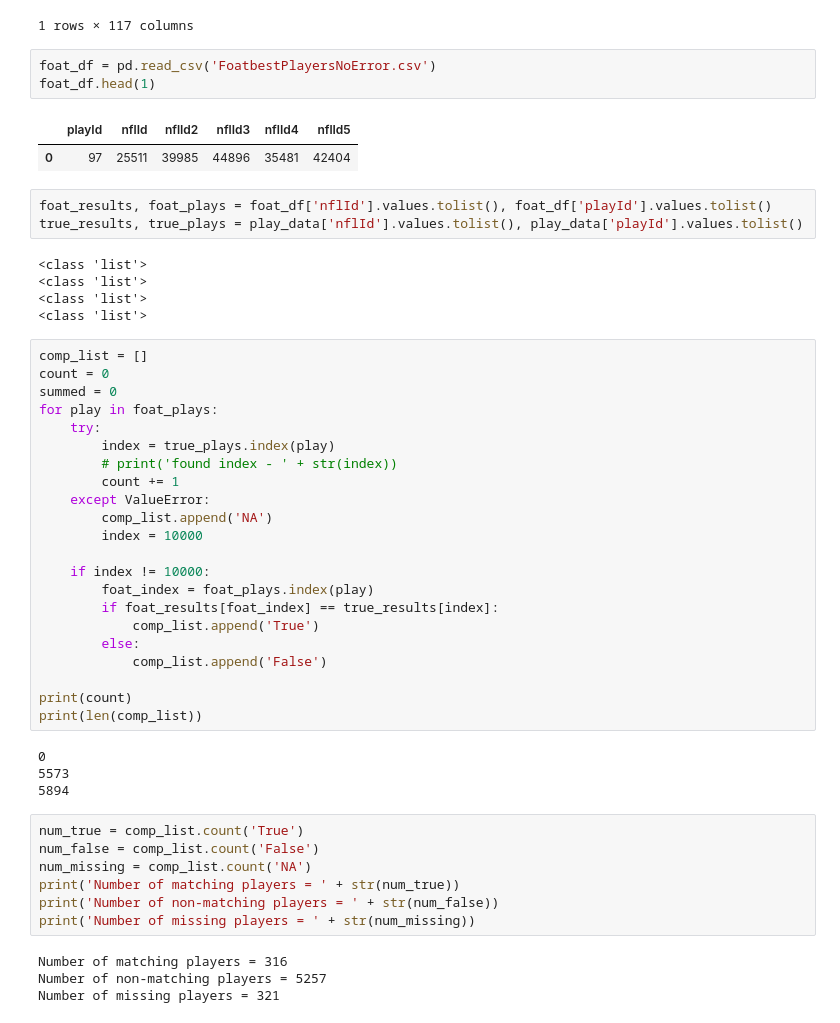
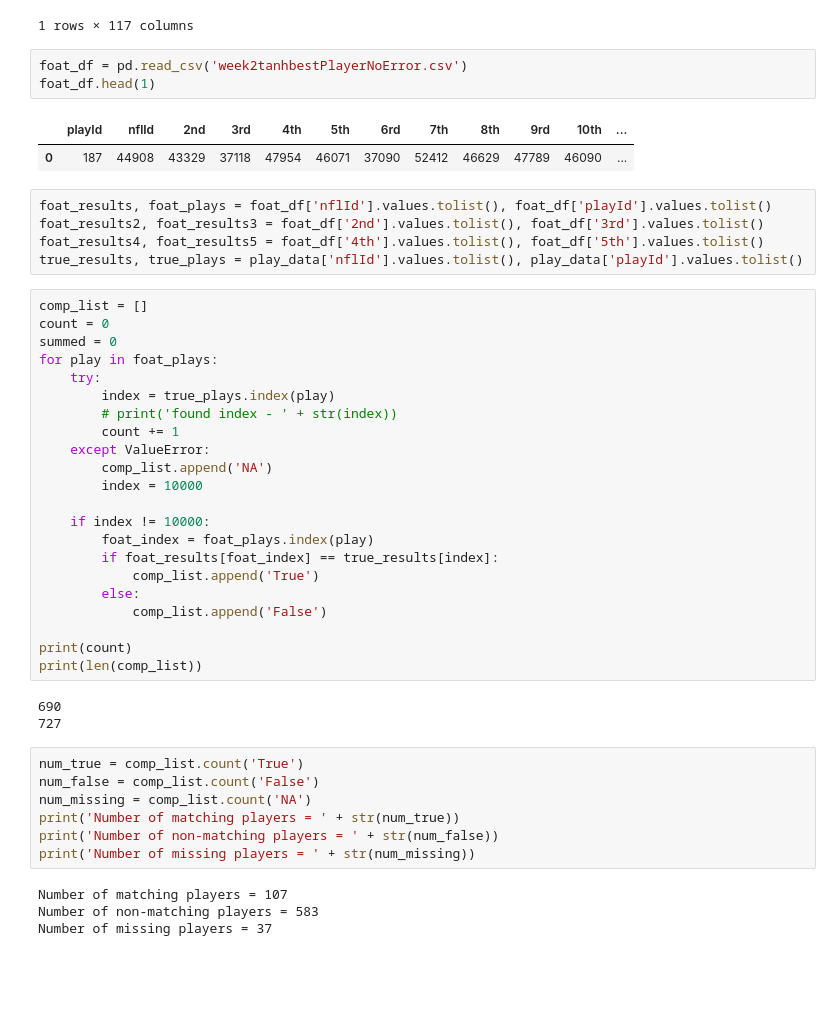
Before and after one commit to samuelrufusward/ADS-NFL, a Jupyter notebook: FoatEvaluation.ipynb, the cells around one changed output. Cells and saved outputs as stored; diff of their text form; blank space fills up the shorter version.

```diff
--- a/FoatEvaluation.ipynb
+++ b/FoatEvaluation.ipynb
@@ -28,19 +28,16 @@ play_data.head(1)
 | 0 | 2021090900 | 97 | (13:33) (Shotgun) T.Brady pass in... | 1 | 3 | 2 | TB | DAL | ... |
 1 rows × 117 columns
 # %%
-foat_df = pd.read_csv('FoatbestPlayersNoError.csv')
+foat_df = pd.read_csv('week2tanhbestPlayerNoError.csv')
 foat_df.head(1)
 # %% [output]
-|  | playId | nflId | nflId2 | nflId3 | nflId4 | nflId5 |
-| 0 | 97 | 25511 | 39985 | 44896 | 35481 | 42404 |
+|  | playId | nflId | 2nd | 3rd | 4th | 5th | 6rd | 7th | 8th | 9rd | 10th | ... |
+| 0 | 187 | 44908 | 43329 | 37118 | 47954 | 46071 | 37090 | 52412 | 46629 | 47789 | 46090 | ... |
 # %%
 foat_results, foat_plays = foat_df['nflId'].values.tolist(), foat_df['playId'].values.tolist()
+foat_results2, foat_results3 = foat_df['2nd'].values.tolist(), foat_df['3rd'].values.tolist()
+foat_results4, foat_results5 = foat_df['4th'].values.tolist(), foat_df['5th'].values.tolist()
 true_results, true_plays = play_data['nflId'].values.tolist(), play_data['playId'].values.tolist()
-# %% [output]
-<class 'list'>
-<class 'list'>
-<class 'list'>
-<class 'list'>
 # %%
 comp_list = []
 count = 0
@@ -64,9 +61,8 @@ for play in foat_plays:
 print(count)
 print(len(comp_list))
 # %% [output]
-0
-5573
-5894
+690
+727
 # %%
 num_true = comp_list.count('True')
 num_false = comp_list.count('False')
@@ -75,6 +71,6 @@ print('Number of matching players = ' + str(num_true))
 print('Number of non-matching players = ' + str(num_false))
 print('Number of missing players = ' + str(num_missing))
 # %% [output]
-Number of matching players = 316
-Number of non-matching players = 5257
-Number of missing players = 321
+Number of matching players = 107
+Number of non-matching players = 583
+Number of missing players = 37
```
Also changed, not shown: parts of 5 cells of this notebook, 1 other file.
